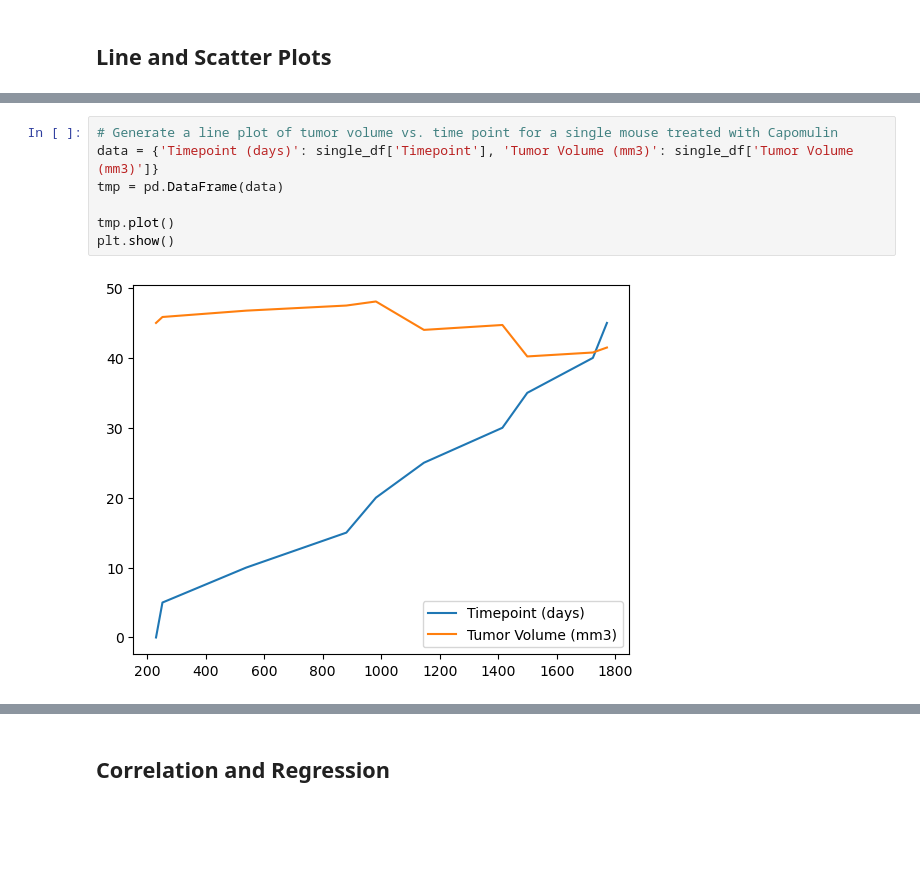
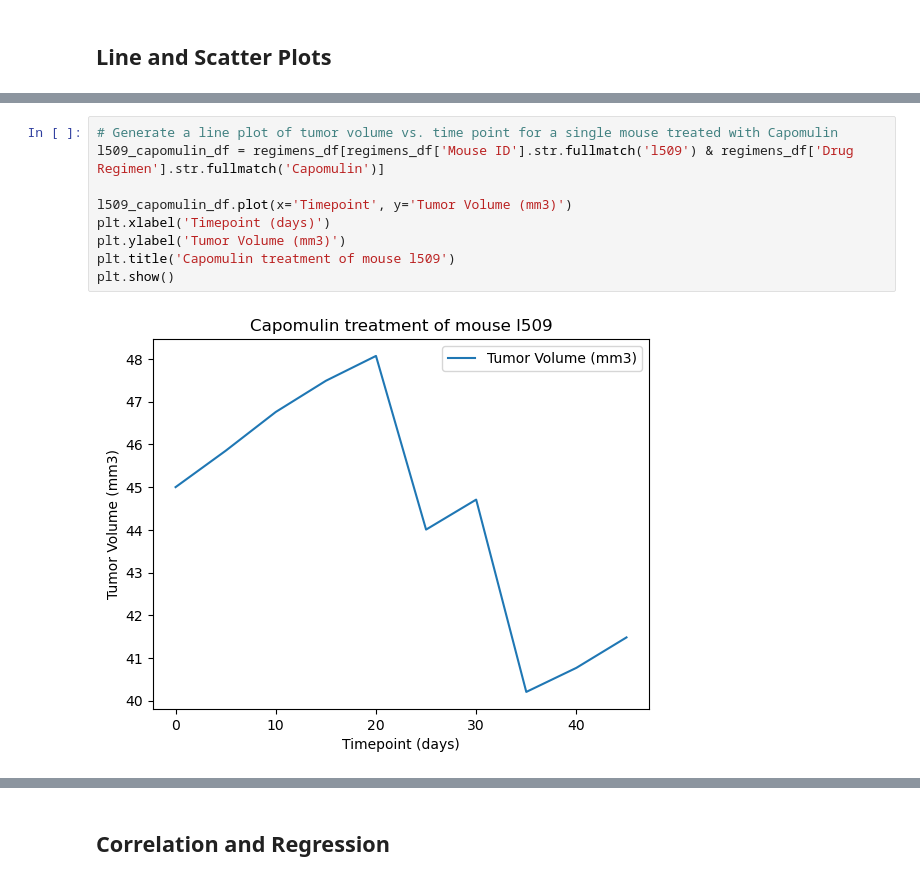
Before and after one commit to reikanger/pymaceuticals, a Jupyter notebook: Pymaceuticals/pymaceuticals.ipynb, the cells around one changed output, grey strips where cells are left out. Saved outputs shown, nothing was run; the diff lists cells and outputs as text; blank space fills up the shorter version.

```diff
--- a/Pymaceuticals/pymaceuticals.ipynb
+++ b/Pymaceuticals/pymaceuticals.ipynb
@@ -321,9 +266,11 @@ single_df
 # %%
 # Generate a line plot of tumor volume vs. time point for a single mouse treated with Capomulin
-data = {'Timepoint (days)': single_df['Timepoint'], 'Tumor Volume (mm3)': single_df['Tumor Volume (mm3)']}
-tmp = pd.DataFrame(data)
+l509_capomulin_df = regimens_df[regimens_df['Mouse ID'].str.fullmatch('l509') & regimens_df['Drug Regimen'].str.fullmatch('Capomulin')]
 
-tmp.plot()
+l509_capomulin_df.plot(x='Timepoint', y='Tumor Volume (mm3)')
+plt.xlabel('Timepoint (days)')
+plt.ylabel('Tumor Volume (mm3)')
+plt.title('Capomulin treatment of mouse l509')
 plt.show()
 # %% [output]
-[figure, old version]
+[figure, new version]
```
Also changed, not shown: parts of 14 cells of this notebook.
